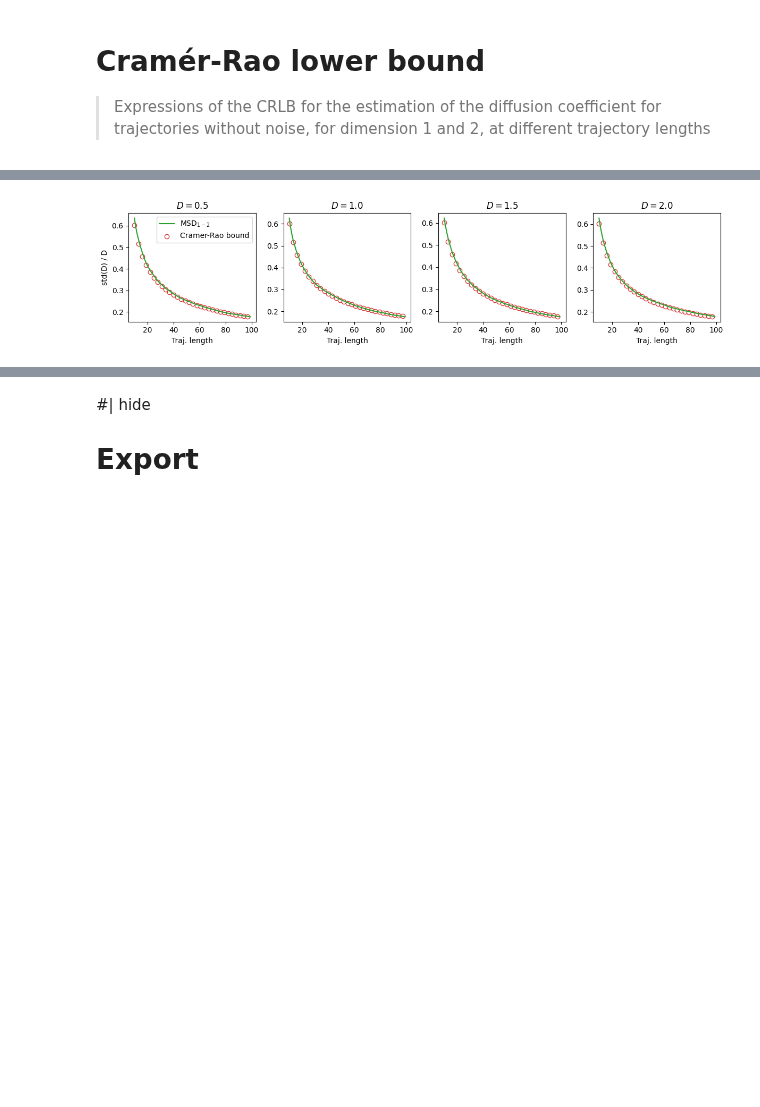
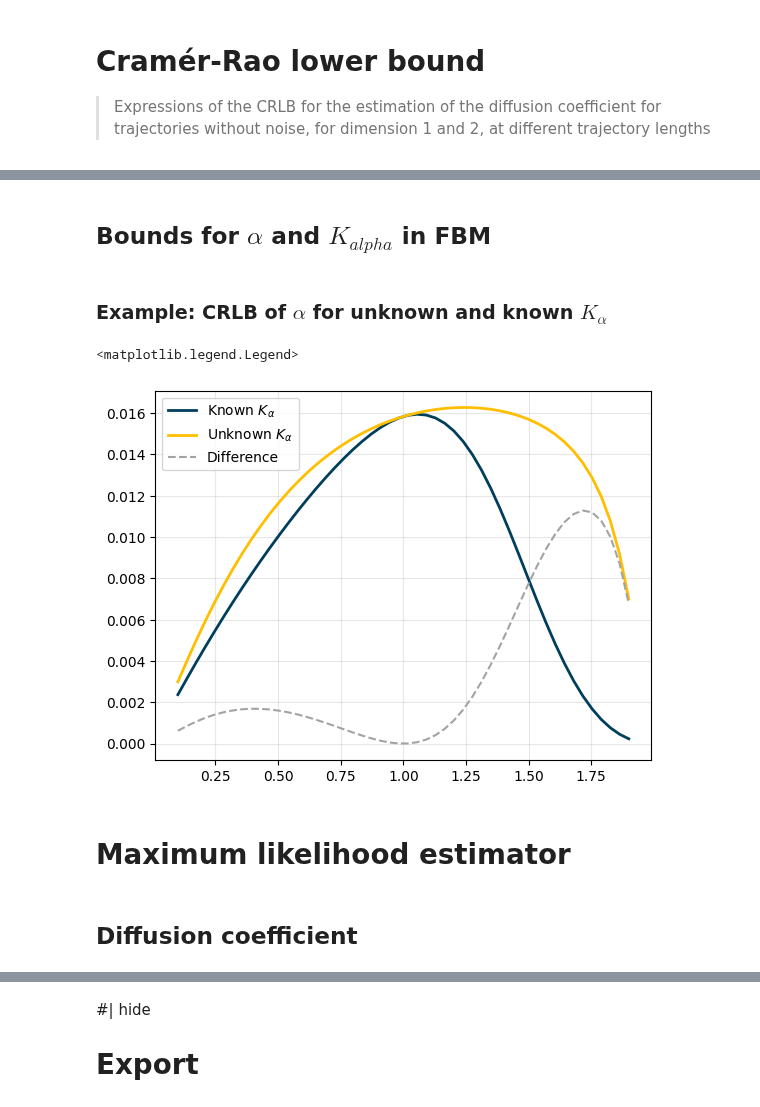
Before and after one commit to AnDiChallenge/andi_datasets, a Jupyter notebook: source_nbs/lib_nbs/analysis.ipynb, the cells around one changed output, grey strips where cells are left out. Drawn from its saved outputs; the diff is of its cells as text; code cells hidden in the pictures; blank space fills up the shorter version.

Commit message:
Added estimators and lecture notes tutorial

```diff
--- a/source_nbs/lib_nbs/analysis.ipynb
+++ b/source_nbs/lib_nbs/analysis.ipynb
@@ -387,12 +412,2 @@ for idxD, D in enumerate(tqdm(Ds)):
-# %%
-fig, axs = plt.subplots(1,4, figsize = (4*3,3), tight_layout = True)
-
-for idx, (ax, std_d, D) in enumerate(zip(axs.flatten(), std_ds, Ds)):
-    ax.plot(Ts, std_d/D, label = r'MSD$_{1-2}$', c = 'C2')
-    ax.scatter(Ts[::3], CRLB_D(Ts, dim = 2)[::3], label = 'Cramer-Rao bound', alpha = 0.9, facecolor = 'w', edgecolor = 'C3')
-    ax.set_title(fr'$D = {D}$')
-axs[0].legend()
-plt.setp(axs[0], ylabel = 'std(D) / D')
-plt.setp(axs, xlabel = 'Traj. length');
-# %% [output]
-[figure, removed]
+# %% [markdown]
+## Bounds for $\alpha$ and $K_{alpha}$ in FBM
@@ -398,0 +509,28 @@ plt.setp(axs, xlabel = 'Traj. length');
+# %% [markdown]
+### Example: CRLB of $\alpha$ for unknown and known $K_\alpha$
+# %%
+# Example parameters
+alphas = np.linspace(0.1, 1.9, 50) # anomalous exponent to check
+T = 100  # Length of the trajectory
+K_alpha = 1 # diffusion coefficient (note that these results are independnet of K_alpha)
+
+# Variance with known K_alpha (i.e. inverse of diagonal term of the Fisher information matrix)
+var_a_k = np.array([1/fisher_information_alpha(alpha, T) for alpha in alphas])
+
+# Variance with unknown K_alpha (i.e. diagonal term of the inverse of the full Fisher information matrix)
+var_a_uk = np.array([fisher_information_matrix(alpha, K_alpha, T)[1][0,0] for alpha in alphas])
+
+
+plt.plot(alphas, var_a_k, c = '#003f5c', lw = 2, label = r'Known $K_\alpha$')
+plt.plot(alphas, var_a_uk, c = '#ffbf00', lw = 2, label = r'Unknown $K_\alpha$')
+plt.plot(alphas, var_a_uk-var_a_k, c = '#a3a3a3', ls = '--', label = 'Difference')
+plt.grid(alpha = 0.3)
+plt.xlabel(r'$\alpha$')
+plt.legend()
+# %% [output]
+<matplotlib.legend.Legend>
+[figure, added]
+# %% [markdown]
+# Maximum likelihood estimator
+# %% [markdown]
+## Diffusion coefficient
```
Also changed, not shown: parts of 51 cells of this notebook, 3 other files.
